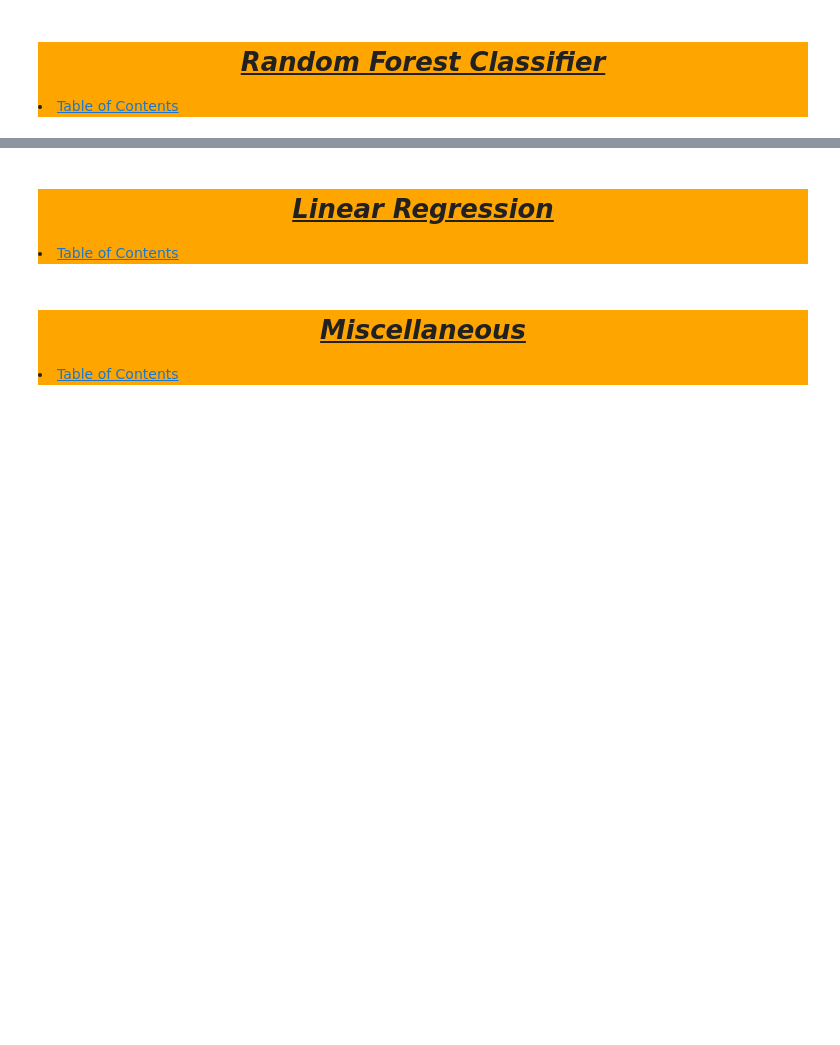
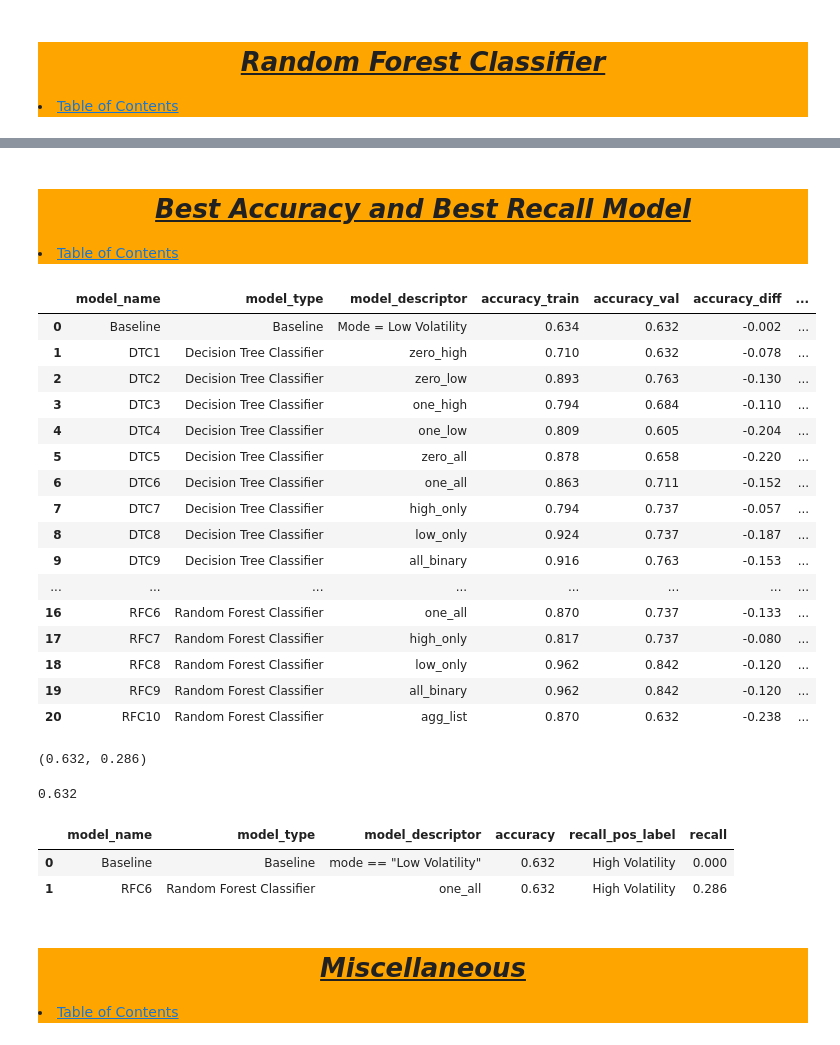
Before and after one commit to Jared-Wood135/mass-shooters-project, a Jupyter notebook: model.ipynb, the cells around one changed output, grey strips where cells are left out. Drawn from its saved outputs; the diff is of its cells as text; code cells hidden in the pictures; blank space fills up the shorter version.

```diff
--- a/model.ipynb
+++ b/model.ipynb
@@ -127,10 +334,62 @@ pd.DataFrame(models_dict)
 # %% [markdown]
 <div style='background-color: orange'>
-<a id='lr'></a>
+<a id='best'></a>
     <b><u><i><h1 style='text-align: center'>
-        Linear Regression
+        Best Accuracy and Best Recall Model
     </h1></i></u></b>
 <li><a href='#TableOfContents'>Table of Contents</a></li>
+# %%
+# Determine best model as well as explainability (RFC6)
+models = pd.DataFrame(models_dict)
+models
+# %% [output]
+|  | model_name | model_type | model_descriptor | accuracy_train | accuracy_val | accuracy_diff | ... |
+| 0 | Baseline | Baseline | Mode = Low Volatility | 0.634 | 0.632 | -0.002 | ... |
+| 1 | DTC1 | Decision Tree Classifier | zero_high | 0.710 | 0.632 | -0.078 | ... |
+| 2 | DTC2 | Decision Tree Classifier | zero_low | 0.893 | 0.763 | -0.130 | ... |
+| 3 | DTC3 | Decision Tree Classifier | one_high | 0.794 | 0.684 | -0.110 | ... |
+| 4 | DTC4 | Decision Tree Classifier | one_low | 0.809 | 0.605 | -0.204 | ... |
+| 5 | DTC5 | Decision Tree Classifier | zero_all | 0.878 | 0.658 | -0.220 | ... |
+| 6 | DTC6 | Decision Tree Classifier | one_all | 0.863 | 0.711 | -0.152 | ... |
+| 7 | DTC7 | Decision Tree Classifier | high_only | 0.794 | 0.737 | -0.057 | ... |
+| 8 | DTC8 | Decision Tree Classifier | low_only | 0.924 | 0.737 | -0.187 | ... |
+| 9 | DTC9 | Decision Tree Classifier | all_binary | 0.916 | 0.763 | -0.153 | ... |
+| ... | ... | ... | ... | ... | ... | ... | ... |
+| 16 | RFC6 | Random Forest Classifier | one_all | 0.870 | 0.737 | -0.133 | ... |
+| 17 | RFC7 | Random Forest Classifier | high_only | 0.817 | 0.737 | -0.080 | ... |
+| 18 | RFC8 | Random Forest Classifier | low_only | 0.962 | 0.842 | -0.120 | ... |
+| 19 | RFC9 | Random Forest Classifier | all_binary | 0.962 | 0.842 | -0.120 | ... |
+| 20 | RFC10 | Random Forest Classifier | agg_list | 0.870 | 0.632 | -0.238 | ... |
+# %%
+# Get Model Score (RFC6)
+rfc = RFC(max_depth=5, random_state=1349)
+rfc.fit(train[one_all], train.shooter_volatility)
+preds = rfc.predict(test[one_all])
+acc = round(accuracy_score(test.shooter_volatility, preds), 3)
+recall = round(recall_score(test.shooter_volatility, preds, pos_label='High Volatility'), 3)
+acc, recall
+# %% [output]
+(0.632, 0.286)
+# %%
+# Get Baseline scores
+round((test.shooter_volatility == 'Low Volatility').sum() / test.shape[0], 3)
+# %% [output]
+0.632
+# %%
+# Create dictionary of best models
+best_models_dict = {
+    'model_name' : ['Baseline', 'RFC6'],
+    'model_type' : ['Baseline', 'Random Forest Classifier'],
+    'model_descriptor' : ['mode == "Low Volatility"', 'one_all'],
+    'accuracy' : [0.632, 0.632],
+    'recall_pos_label' : ['High Volatility', 'High Volatility'],
+    'recall' : [0.000, 0.286]
+}
+pd.DataFrame(best_models_dict)
+# %% [output]
+|  | model_name | model_type | model_descriptor | accuracy | recall_pos_label | recall |
+| 0 | Baseline | Baseline | mode == "Low Volatility" | 0.632 | High Volatility | 0.000 |
+| 1 | RFC6 | Random Forest Classifier | one_all | 0.632 | High Volatility | 0.286 |
 # %% [markdown]
 <div style='background-color: orange'>
 <a id='misc'></a>
```
Also changed, not shown: parts of 24 cells of this notebook.
